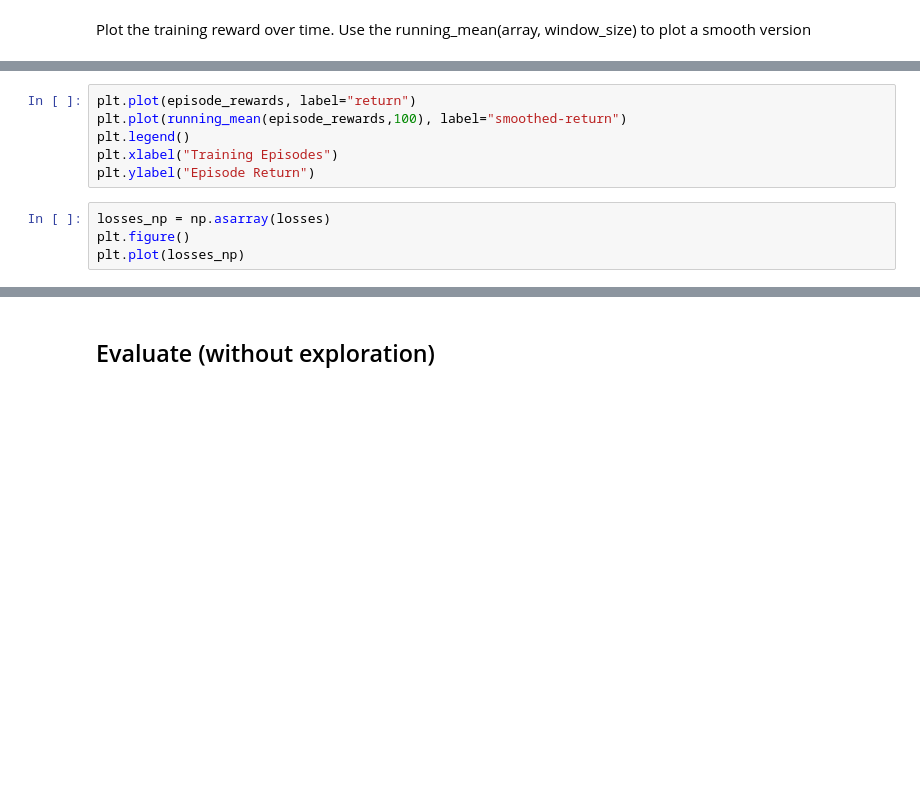
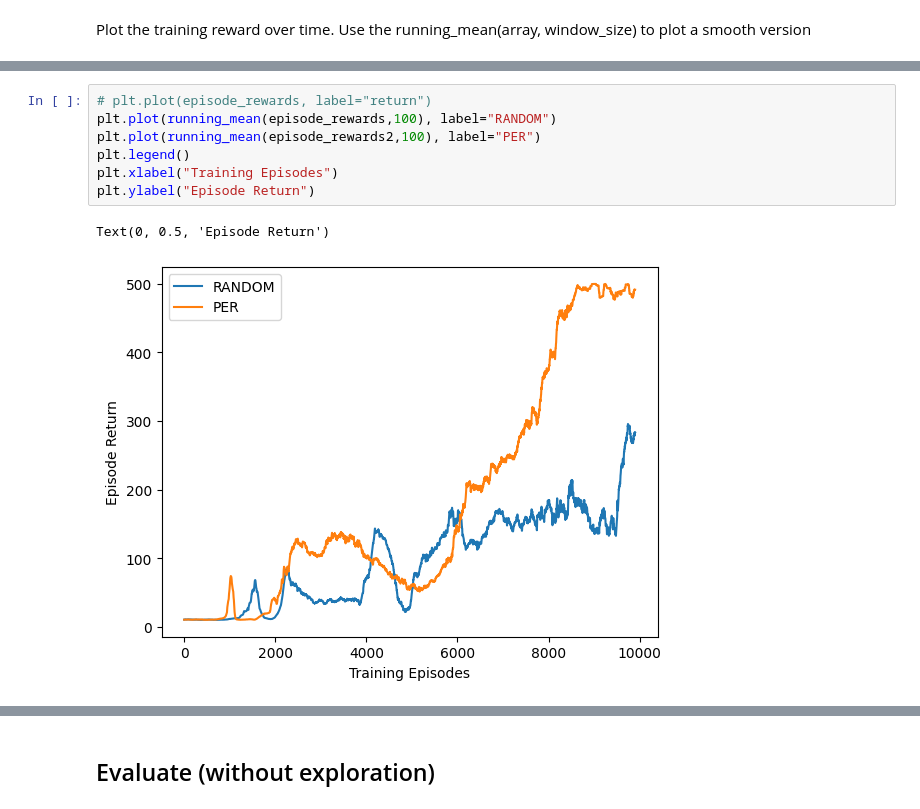
Before and after one commit to surabhisnath/Hockey_DQN, a Jupyter notebook: Gym-DQN-Surabhi2.ipynb, the cells around one changed output, grey strips where cells are left out. Saved outputs shown, nothing was run; the diff lists cells and outputs as text; blank space fills up the shorter version.

```diff
--- a/Gym-DQN-Surabhi2.ipynb
+++ b/Gym-DQN-Surabhi2.ipynb
@@ -123,10 +203,10 @@ plt.ylabel("Mean return across episodes")
 # %%
-plt.plot(episode_rewards, label="return")
-plt.plot(running_mean(episode_rewards,100), label="smoothed-return")
+# plt.plot(episode_rewards, label="return")
+plt.plot(running_mean(episode_rewards,100), label="RANDOM")
+plt.plot(running_mean(episode_rewards2,100), label="PER")
 plt.legend()
 plt.xlabel("Training Episodes")
 plt.ylabel("Episode Return")
+# %% [output]
+Text(0, 0.5, 'Episode Return')
+[figure, added]
-# %%
-losses_np = np.asarray(losses)
-plt.figure()
-plt.plot(losses_np)
```
Also changed, not shown: parts of 10 cells of this notebook, 4 other files.
